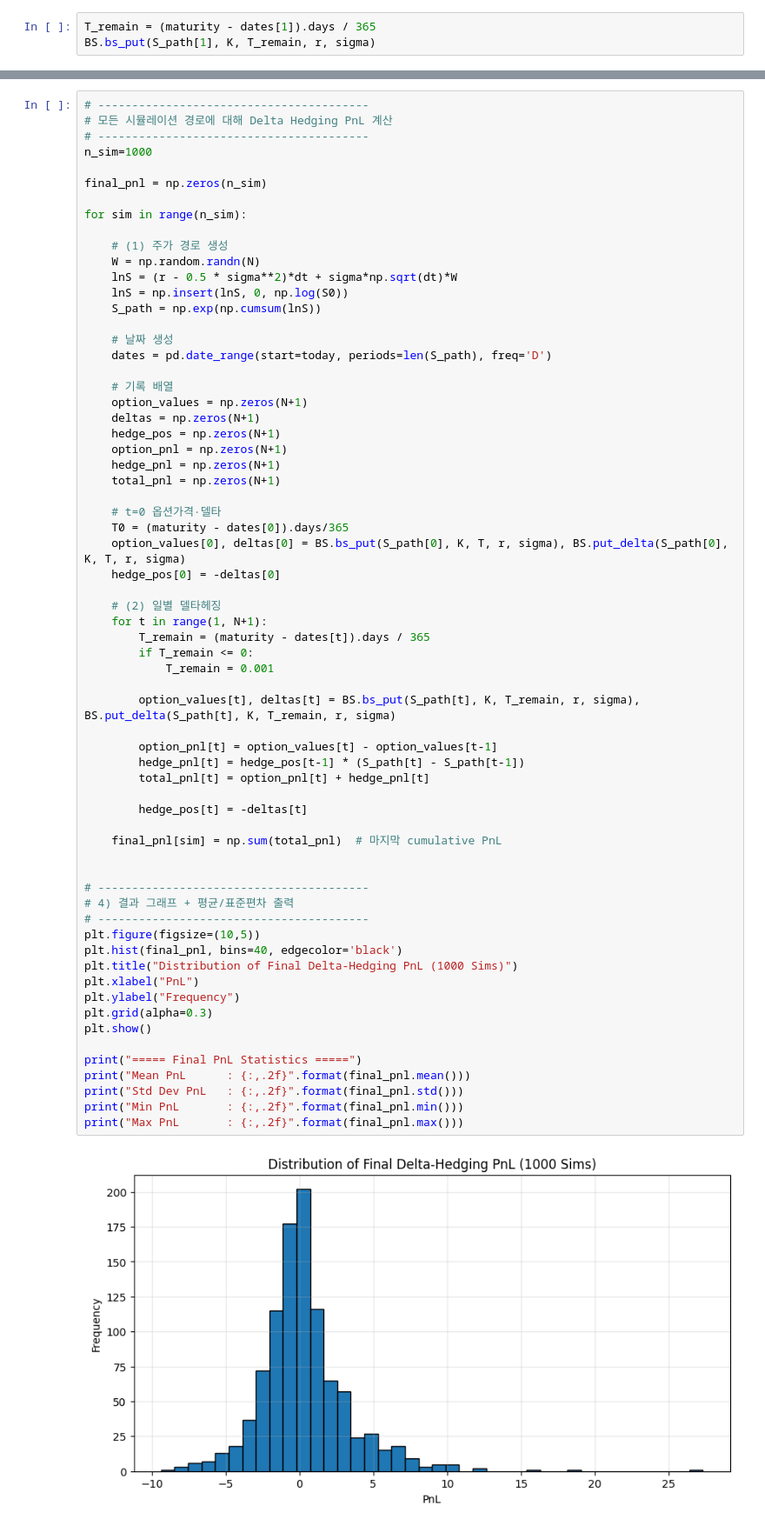
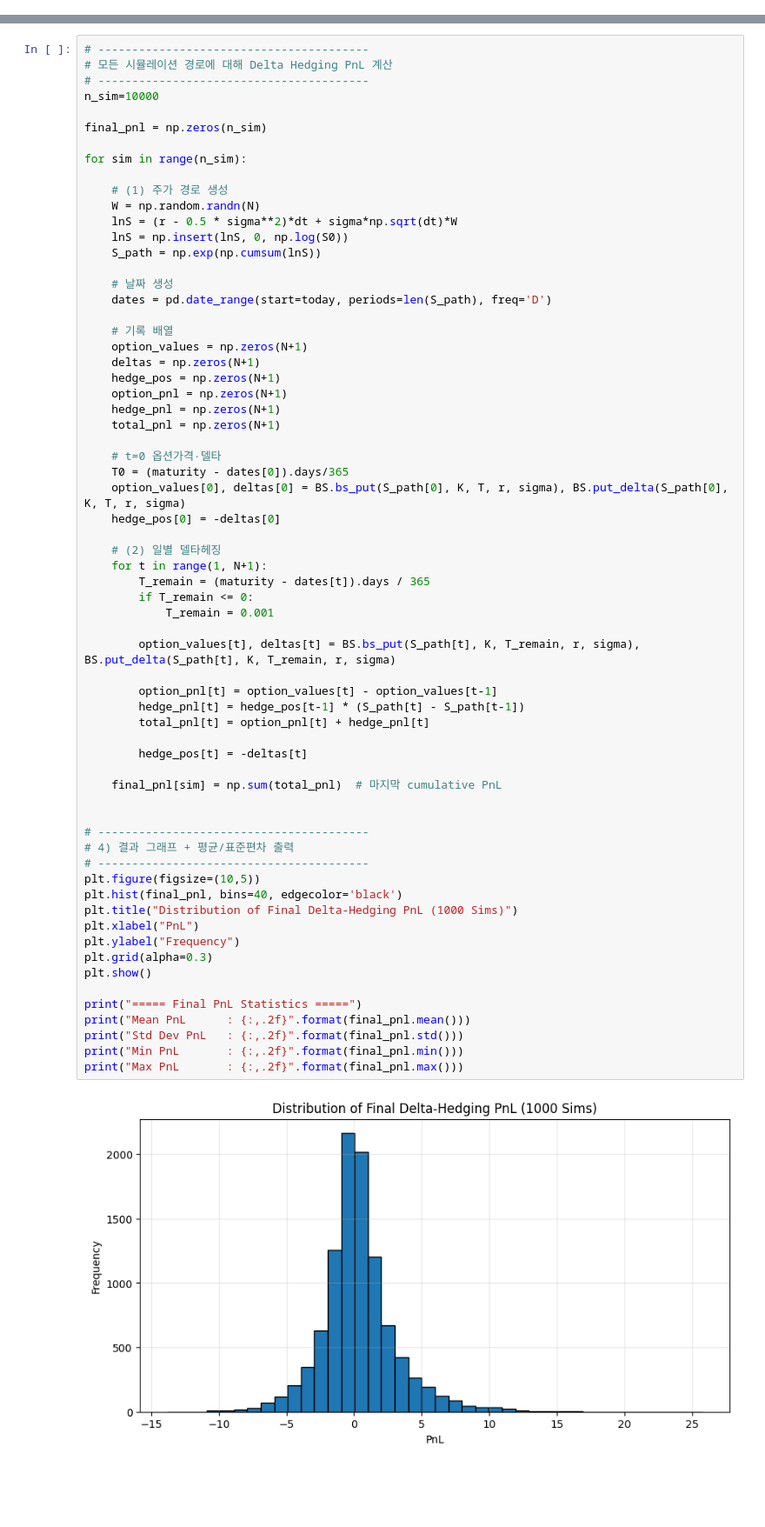
Before and after one commit to HST0077/HYOTC, a Jupyter notebook: hedgingderivatives.ipynb, the cells around one changed output, grey strips where cells are left out. Shown at 87% size. Cells and saved outputs as stored; diff of their text form; blank space fills up the shorter version.

```diff
--- a/hedgingderivatives.ipynb
+++ b/hedgingderivatives.ipynb
@@ -520,3 +503,0 @@ opt_values[0],opt_values[1]
-# %%
-T_remain = (maturity - dates[1]).days / 365
-BS.bs_put(S_path[1], K, T_remain, r, sigma)
@@ -615,7 +594,7 @@ df
 # ----------------------------------------
 # 모든 시뮬레이션 경로에 대해 Delta Hedging PnL 계산
 # ----------------------------------------
-n_sim=1000
+n_sim=10000
 
 final_pnl = np.zeros(n_sim)
 
@@ -650,32 +629,32 @@ for sim in range(n_sim):
             T_remain = 0.001
 
         option_values[t], deltas[t] = BS.bs_put(S_path[t], K, T_remain, r, sigma), BS.put_delta(S_path[t], K, T_remain, r, sigma)
 
         option_pnl[t] = option_values[t] - option_values[t-1]
         hedge_pnl[t] = hedge_pos[t-1] * (S_path[t] - S_path[t-1])
         total_pnl[t] = option_pnl[t] + hedge_pnl[t]
 
         hedge_pos[t] = -deltas[t]
 
     final_pnl[sim] = np.sum(total_pnl)  # 마지막 cumulative PnL
 
 
 # ----------------------------------------
 # 4) 결과 그래프 + 평균/표준편차 출력
 # ----------------------------------------
 plt.figure(figsize=(10,5))
 plt.hist(final_pnl, bins=40, edgecolor='black')
 plt.title("Distribution of Final Delta-Hedging PnL (1000 Sims)")
 plt.xlabel("PnL")
 plt.ylabel("Frequency")
 plt.grid(alpha=0.3)
 plt.show()
 
 print("===== Final PnL Statistics =====")
 print("Mean PnL      : {:,.2f}".format(final_pnl.mean()))
 print("Std Dev PnL   : {:,.2f}".format(final_pnl.std()))
 print("Min PnL       : {:,.2f}".format(final_pnl.min()))
 print("Max PnL       : {:,.2f}".format(final_pnl.max()))
 # %% [output]
-[figure, old version]
+[figure, new version]
 ===== Final PnL Statistics =====
```
Also changed, not shown: parts of 6 cells of this notebook.
